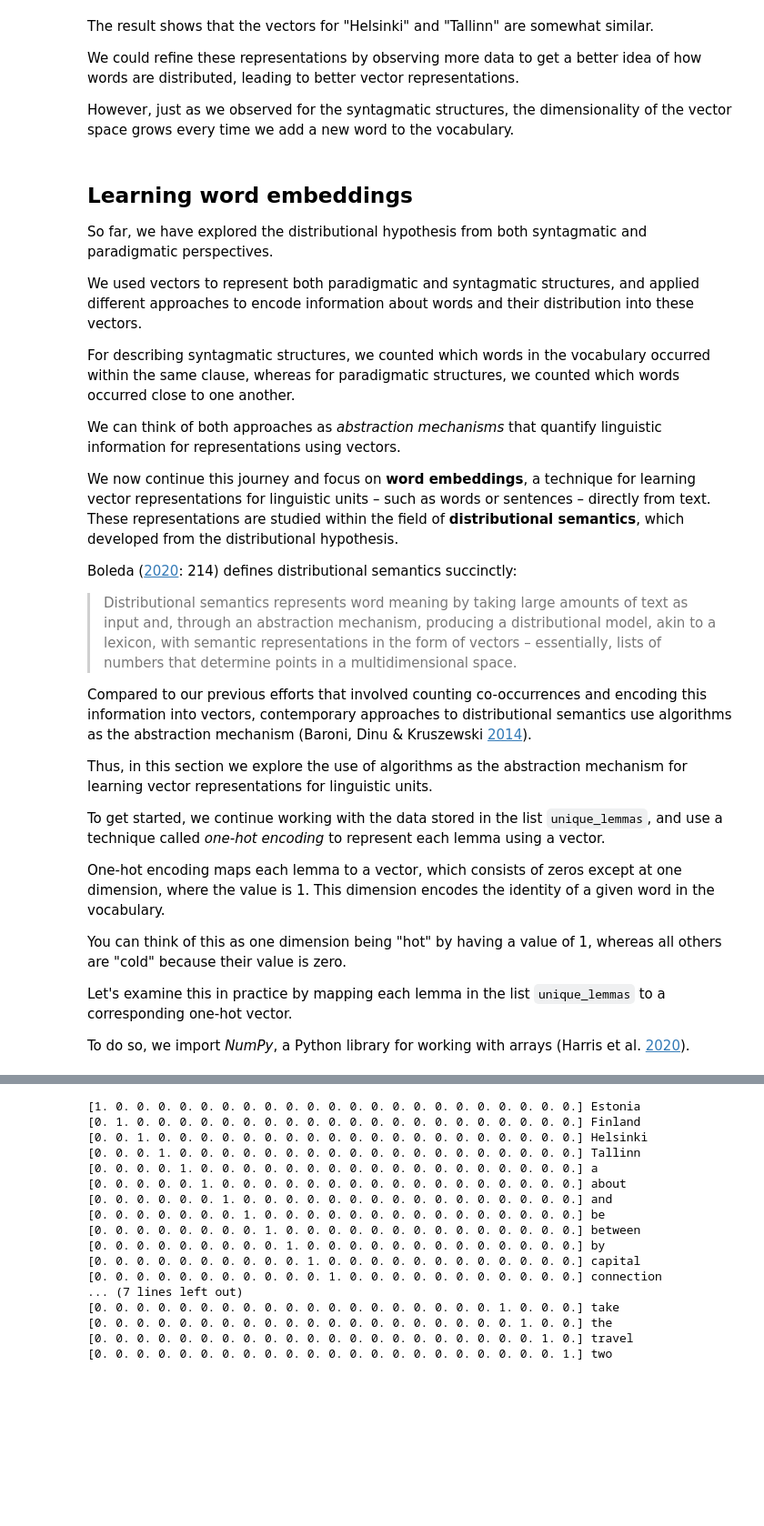
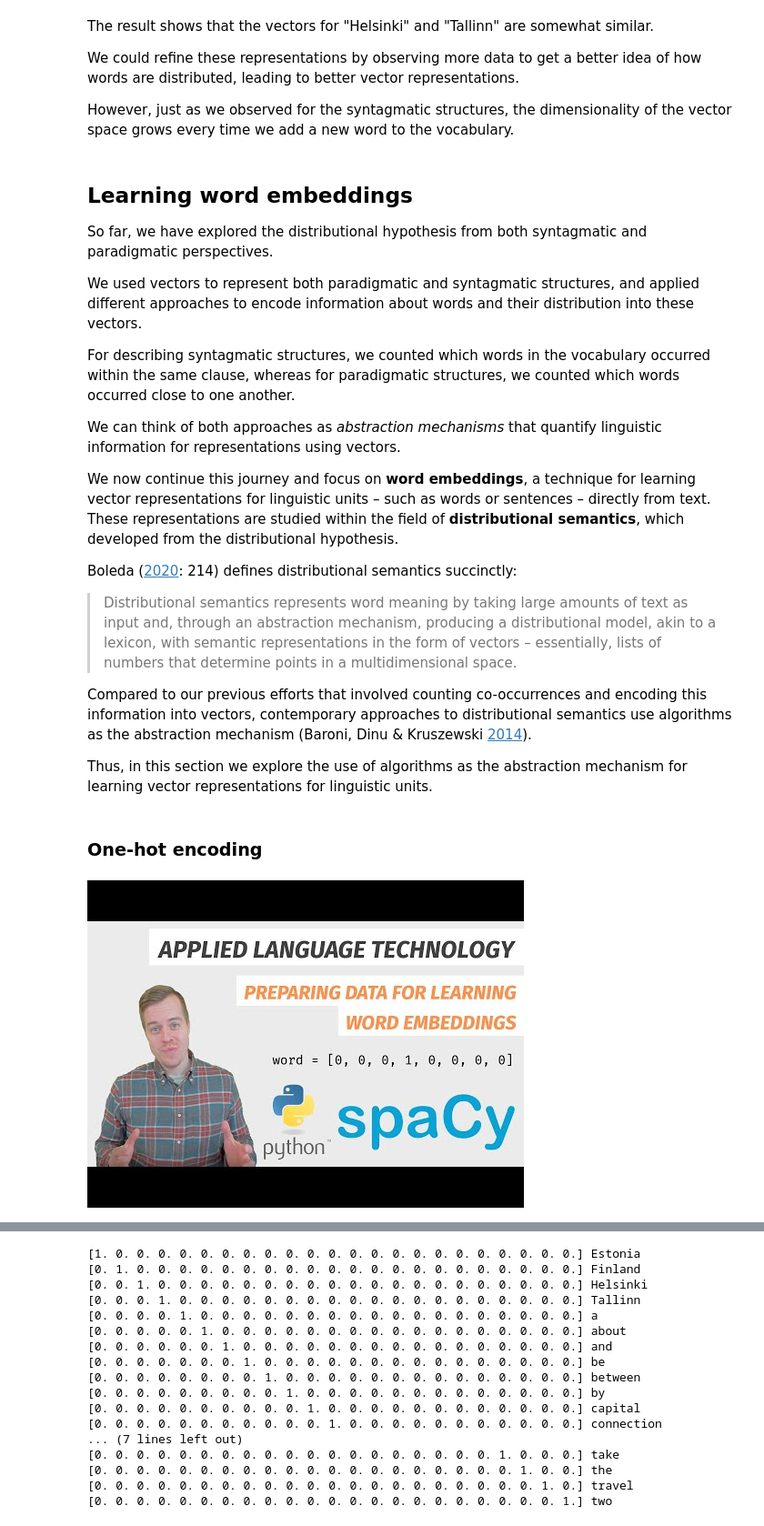
Before and after one commit to Applied-Language-Technology/notebooks, a Jupyter notebook: part_iii/03_embeddings.ipynb, the cells around one changed output, grey strips where cells are left out. Shown at 91% size. Saved outputs shown, nothing was run; the diff lists cells and outputs as text; code cells hidden in the pictures; blank space fills up the shorter version.

Commit message:
add videos to iii/03

```diff
--- a/part_iii/03_embeddings.ipynb
+++ b/part_iii/03_embeddings.ipynb
@@ -580,13 +580,11 @@ Boleda ([2020](https://doi.org/10.1146/annurev-linguistics-011619-030303): 214)
 Compared to our previous efforts that involved counting co-occurrences and encoding this information into vectors, contemporary approaches to distributional semantics use algorithms as the abstraction mechanism (Baroni, Dinu & Kruszewski [2014](https://www.aclweb.org/anthology/P14-1023.pdf)).
 
 Thus, in this section we explore the use of algorithms as the abstraction mechanism for learning vector representations for linguistic units.
-
-To get started, we continue working with the data stored in the list `unique_lemmas`, and use a technique called *one-hot encoding* to represent each lemma using a vector.
-
-One-hot encoding maps each lemma to a vector, which consists of zeros except at one dimension, where the value is 1. This dimension encodes the identity of a given word in the vocabulary.
-
-You can think of this as one dimension being "hot" by having a value of 1, whereas all others are "cold" because their value is zero.
-
-Let's examine this in practice by mapping each lemma in the list `unique_lemmas` to a corresponding one-hot vector.
-
-To do so, we import *NumPy*, a Python library for working with arrays (Harris et al. [2020](https://doi.org/10.1038/s41586-020-2649-2)).
+# %% [markdown]
+### One-hot encoding
+# %%
+# Run this cell to view a YouTube video related to this topic
+from IPython.display import YouTubeVideo
+YouTubeVideo('vQryFrk0xes', height=350, width=600)
+# %% [output]
+[figure, added]
```
Also changed, not shown: parts of 11 cells of this notebook.
